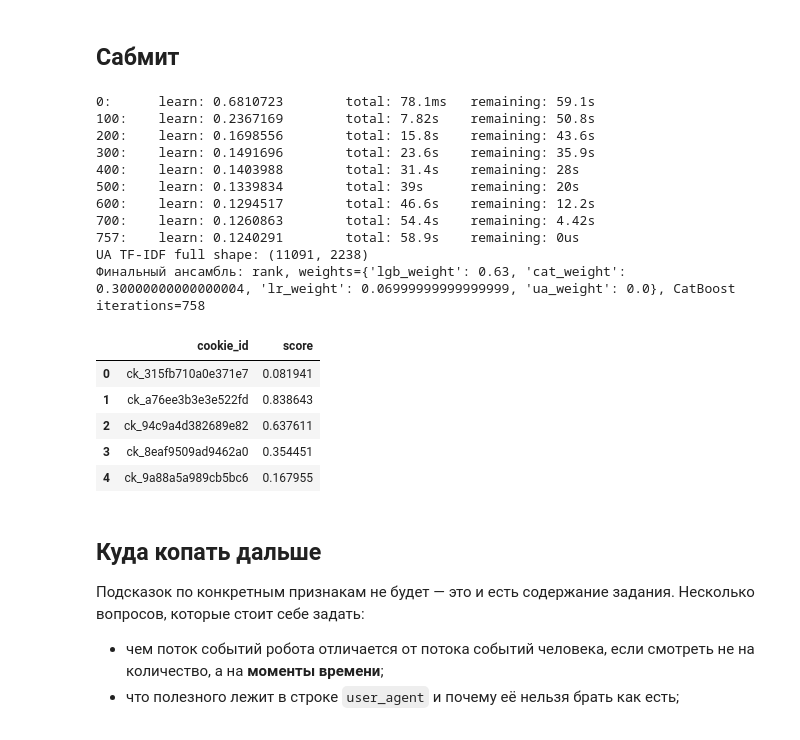
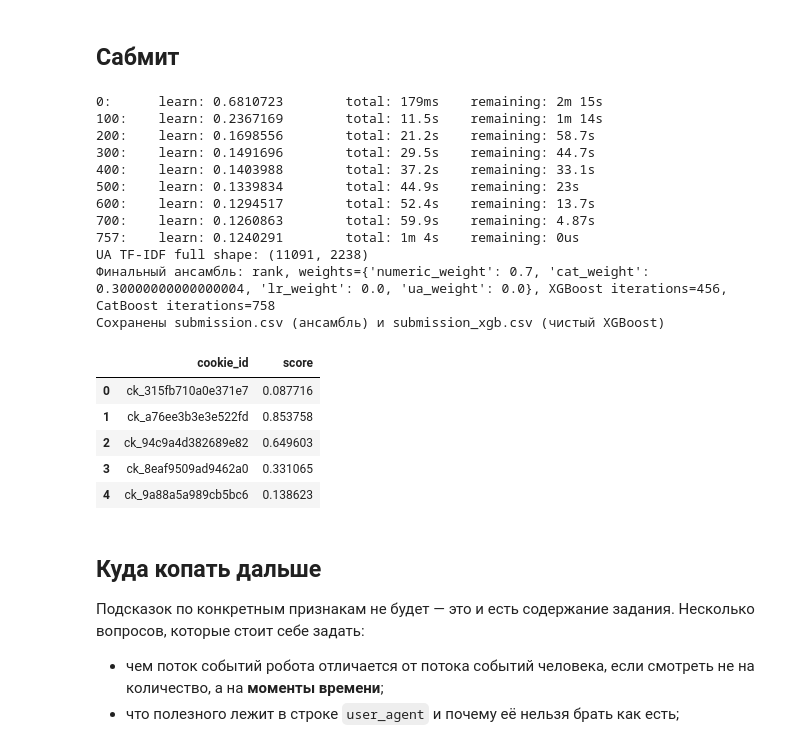
Before and after one commit to leaderpartiii/avito-bootcamp-fall, a Jupyter notebook: quickstart.ipynb, the cells around one changed output. Cells and saved outputs as stored; diff of their text form; code cells hidden in the pictures.

```diff
--- a/quickstart.ipynb
+++ b/quickstart.ipynb
@@ -593,11 +617,11 @@ blend_results = []
 for cat_weight in np.linspace(0, 1, 11):
     for lr_weight in np.linspace(0, 1 - cat_weight, 11):
         for ua_weight in np.linspace(0, 1 - cat_weight - lr_weight, 11):
-            lgb_weight = 1 - cat_weight - lr_weight - ua_weight
-            raw_score = (lgb_weight * lgb_val_preds + cat_weight * cat_val_preds + lr_weight * logreg_val_preds + ua_weight * ua_tfidf_val_preds)
-            rank_score = (lgb_weight * rank01(lgb_val_preds) + cat_weight * rank01(cat_val_preds) + lr_weight * rank01(logreg_val_preds) + ua_weight * rank01(ua_tfidf_val_preds))
+            numeric_weight = 1 - cat_weight - lr_weight - ua_weight
+            raw_score = (numeric_weight * numeric_val_preds + cat_weight * cat_val_preds + lr_weight * logreg_val_preds + ua_weight * ua_tfidf_val_preds)
+            rank_score = (numeric_weight * rank01(numeric_val_preds) + cat_weight * rank01(cat_val_preds) + lr_weight * rank01(logreg_val_preds) + ua_weight * rank01(ua_tfidf_val_preds))
             blend_results.append({
-                'lgb_weight': lgb_weight, 'cat_weight': cat_weight, 'lr_weight': lr_weight, 'ua_weight': ua_weight,
+                'numeric_weight': numeric_weight, 'cat_weight': cat_weight, 'lr_weight': lr_weight, 'ua_weight': ua_weight,
                 'raw_p_at_r70': precision_at_recall(y_val_fold, raw_score),
                 'rank_p_at_r70': precision_at_recall(y_val_fold, rank_score),
             })
@@ -609,22 +633,23 @@ best_raw = blend_results.loc[blend_results.raw_p_at_r70.idxmax()]
 best_rank = blend_results.loc[blend_results.rank_p_at_r70.idxmax()]
 if best_rank.rank_p_at_r70 > best_raw.raw_p_at_r70:
     ensemble_mode = 'rank'
-    ensemble_weights = best_rank[['lgb_weight', 'cat_weight', 'lr_weight', 'ua_weight']].astype(float).to_dict()
+    ensemble_weights = best_rank[['numeric_weight', 'cat_weight', 'lr_weight', 'ua_weight']].astype(float).to_dict()
     ensemble_val_score = float(best_rank.rank_p_at_r70)
 else:
     ensemble_mode = 'raw'
-    ensemble_weights = best_raw[['lgb_weight', 'cat_weight', 'lr_weight', 'ua_weight']].astype(float).to_dict()
+    ensemble_weights = best_raw[['numeric_weight', 'cat_weight', 'lr_weight', 'ua_weight']].astype(float).to_dict()
     ensemble_val_score = float(best_raw.raw_p_at_r70)
 print(f'Лучший режим: {ensemble_mode}, weights={ensemble_weights}, P@R0.7={ensemble_val_score:.4f}')
 
 Path('artifacts').mkdir(exist_ok=True)
 if ensemble_mode == 'raw':
-    selected_ensemble_score = (ensemble_weights['lgb_weight'] * lgb_val_preds + ensemble_weights['cat_weight'] * cat_val_preds + ensemble_weights['lr_weight'] * logreg_val_preds + ensemble_weights['ua_weight'] * ua_tfidf_val_preds)
+    selected_ensemble_score = (ensemble_weights['numeric_weight'] * numeric_val_preds + ensemble_weights['cat_weight'] * cat_val_preds + ensemble_weights['lr_weight'] * logreg_val_preds + ensemble_weights['ua_weight'] * ua_tfidf_val_preds)
 else:
-    selected_ensemble_score = (ensemble_weights['lgb_weight'] * rank01(lgb_val_preds) + ensemble_weights['cat_weight'] * rank01(cat_val_preds) + ensemble_weights['lr_weight'] * rank01(logreg_val_preds) + ensemble_weights['ua_weight'] * rank01(ua_tfidf_val_preds))
+    selected_ensemble_score = (ensemble_weights['numeric_weight'] * rank01(numeric_val_preds) + ensemble_weights['cat_weight'] * rank01(cat_val_preds) + ensemble_weights['lr_weight'] * rank01(logreg_val_preds) + ensemble_weights['ua_weight'] * rank01(ua_tfidf_val_preds))
 pd.DataFrame({
     'cookie_id': train.loc[is_valid, 'cookie_id'].to_numpy(), 'target': y_val_fold,
-    'lgb_score': lgb_val_preds, 'cat_score': cat_val_preds, 'lr_score': logreg_val_preds, 'ua_tfidf_score': ua_tfidf_val_preds,
+    'lgb_score': lgb_val_preds, 'xgb_score': xgb_val_preds, 'numeric_score': numeric_val_preds,
+    'cat_score': cat_val_preds, 'lr_score': logreg_val_preds, 'ua_tfidf_score': ua_tfidf_val_preds,
     'ensemble_score': selected_ensemble_score,
 }).to_csv('artifacts/validation_predictions.csv', index=False)
 # %% [output]
@@ -653,6 +678,17 @@ baseline_test_preds = model.predict_proba(Xte[feature_cols])[:, 1]
 regularized_model.fit(Xtr[feature_cols], ytr)
 regularized_test_preds = regularized_model.predict_proba(Xte[feature_cols])[:, 1]
 lgb_test_preds = 0.5 * baseline_test_preds + 0.5 * regularized_test_preds
+
+xgb_iterations = max(1, xgb_model.best_iteration + 1)
+xgb_model_full = XGBClassifier(
+    objective='binary:logistic', eval_metric='auc', tree_method='hist',
+    max_depth=6, min_child_weight=10, learning_rate=0.025, n_estimators=xgb_iterations,
+    subsample=0.8, colsample_bytree=0.75, reg_lambda=8.0, reg_alpha=0.2, gamma=0.05,
+    random_state=42, n_jobs=1,
+)
+xgb_model_full.fit(Xtr[feature_cols].to_numpy(dtype=np.float32), ytr)
+xgb_test_preds = xgb_model_full.predict_proba(Xte[feature_cols].to_numpy(dtype=np.float32))[:, 1]
+numeric_test_preds = 0.75 * rank01(lgb_test_preds) + 0.25 * rank01(xgb_test_preds)
 
 cat_iterations = max(1, cat_model.get_best_iteration() + 1)
 X_full_cb = Xtr[catboost_feature_cols].copy()
@@ -673,51 +709,58 @@ cat_model_full = CatBoostClassifier(
 )
 cat_model_full.fit(X_full_cb, ytr, cat_features=cat_indices, text_features=text_indices, verbose=100)
 cat_test_preds = cat_model_full.predict_proba(X_test_cb)[:, 1]
 
 logreg_model.fit(Xtr[feature_cols], ytr)
 lr_test_preds = logreg_model.predict_proba(Xte[feature_cols])[:, 1]
 
 ua_vectorizer_full = TfidfVectorizer(
     analyzer='char', ngram_range=(2, 5), min_df=2, max_features=15000,
     sublinear_tf=True, norm='l2'
 )
 X_ua_full = ua_vectorizer_full.fit_transform(ua_text_train)
 X_ua_test = ua_vectorizer_full.transform(ua_text_test)
 ua_tfidf_model_full = LogisticRegression(
     C=2.0, class_weight='balanced', max_iter=2000, solver='liblinear', random_state=42
 )
 ua_tfidf_model_full.fit(X_ua_full, ytr)
 ua_tfidf_test_preds = ua_tfidf_model_full.predict_proba(X_ua_test)[:, 1]
 print('UA TF-IDF full shape:', X_ua_full.shape)
 
 if ensemble_mode == 'rank':
-    ensemble_score = (ensemble_weights['lgb_weight'] * rank01(lgb_test_preds) + ensemble_weights['cat_weight'] * rank01(cat_test_preds) + ensemble_weights['lr_weight'] * rank01(lr_test_preds) + ensemble_weights['ua_weight'] * rank01(ua_tfidf_test_preds))
+    ensemble_score = (ensemble_weights['numeric_weight'] * rank01(numeric_test_preds) + ensemble_weights['cat_weight'] * rank01(cat_test_preds) + ensemble_weights['lr_weight'] * rank01(lr_test_preds) + ensemble_weights['ua_weight'] * rank01(ua_tfidf_test_preds))
 else:
-    ensemble_score = (ensemble_weights['lgb_weight'] * lgb_test_preds + ensemble_weights['cat_weight'] * cat_test_preds + ensemble_weights['lr_weight'] * lr_test_preds + ensemble_weights['ua_weight'] * ua_tfidf_test_preds)
+    ensemble_score = (ensemble_weights['numeric_weight'] * numeric_test_preds + ensemble_weights['cat_weight'] * cat_test_preds + ensemble_weights['lr_weight'] * lr_test_preds + ensemble_weights['ua_weight'] * ua_tfidf_test_preds)
 
 sub = pd.DataFrame({'cookie_id': Xte.cookie_id, 'score': ensemble_score})
 assert len(sub) == len(test) and sub.score.between(0, 1).all()
 sub.to_csv('submission.csv', index=False)
-print(f'Финальный ансамбль: {ensemble_mode}, weights={ensemble_weights}, CatBoost iterations={cat_iterations}')
+
+# Отдельный кандидат: XGBoost был сильнейшей одиночной моделью на последнем holdout.
+sub_xgb = pd.DataFrame({'cookie_id': Xte.cookie_id, 'score': xgb_test_preds})
+assert len(sub_xgb) == len(test) and sub_xgb.score.between(0, 1).all()
+sub_xgb.to_csv('submission_xgb.csv', index=False)
+print(f'Финальный ансамбль: {ensemble_mode}, weights={ensemble_weights}, XGBoost iterations={xgb_iterations}, CatBoost iterations={cat_iterations}')
+print('Сохранены submission.csv (ансамбль) и submission_xgb.csv (чистый XGBoost)')
 sub.head()
 # %% [output]
-0:      learn: 0.6810723        total: 78.1ms   remaining: 59.1s
-100:    learn: 0.2367169        total: 7.82s    remaining: 50.8s
-200:    learn: 0.1698556        total: 15.8s    remaining: 43.6s
-300:    learn: 0.1491696        total: 23.6s    remaining: 35.9s
-400:    learn: 0.1403988        total: 31.4s    remaining: 28s
-500:    learn: 0.1339834        total: 39s      remaining: 20s
-600:    learn: 0.1294517        total: 46.6s    remaining: 12.2s
-700:    learn: 0.1260863        total: 54.4s    remaining: 4.42s
-757:    learn: 0.1240291        total: 58.9s    remaining: 0us
+0:      learn: 0.6810723        total: 179ms    remaining: 2m 15s
+100:    learn: 0.2367169        total: 11.5s    remaining: 1m 14s
+200:    learn: 0.1698556        total: 21.2s    remaining: 58.7s
+300:    learn: 0.1491696        total: 29.5s    remaining: 44.7s
+400:    learn: 0.1403988        total: 37.2s    remaining: 33.1s
+500:    learn: 0.1339834        total: 44.9s    remaining: 23s
+600:    learn: 0.1294517        total: 52.4s    remaining: 13.7s
+700:    learn: 0.1260863        total: 59.9s    remaining: 4.87s
+757:    learn: 0.1240291        total: 1m 4s    remaining: 0us
 UA TF-IDF full shape: (11091, 2238)
-Финальный ансамбль: rank, weights={'lgb_weight': 0.63, 'cat_weight': 0.30000000000000004, 'lr_weight': 0.06999999999999999, 'ua_weight': 0.0}, CatBoost iterations=758
+Финальный ансамбль: rank, weights={'numeric_weight': 0.7, 'cat_weight': 0.30000000000000004, 'lr_weight': 0.0, 'ua_weight': 0.0}, XGBoost iterations=456, CatBoost iterations=758
+Сохранены submission.csv (ансамбль) и submission_xgb.csv (чистый XGBoost)
 |  | cookie_id | score |
-| 0 | ck_315fb710a0e371e7 | 0.081941 |
-| 1 | ck_a76ee3b3e3e522fd | 0.838643 |
-| 2 | ck_94c9a4d382689e82 | 0.637611 |
-| 3 | ck_8eaf9509ad9462a0 | 0.354451 |
-| 4 | ck_9a88a5a989cb5bc6 | 0.167955 |
+| 0 | ck_315fb710a0e371e7 | 0.087716 |
+| 1 | ck_a76ee3b3e3e522fd | 0.853758 |
+| 2 | ck_94c9a4d382689e82 | 0.649603 |
+| 3 | ck_8eaf9509ad9462a0 | 0.331065 |
+| 4 | ck_9a88a5a989cb5bc6 | 0.138623 |
 # %% [markdown]
 ## Куда копать дальше
 
```
Also changed, not shown: parts of 4 cells of this notebook, 2 other files.
